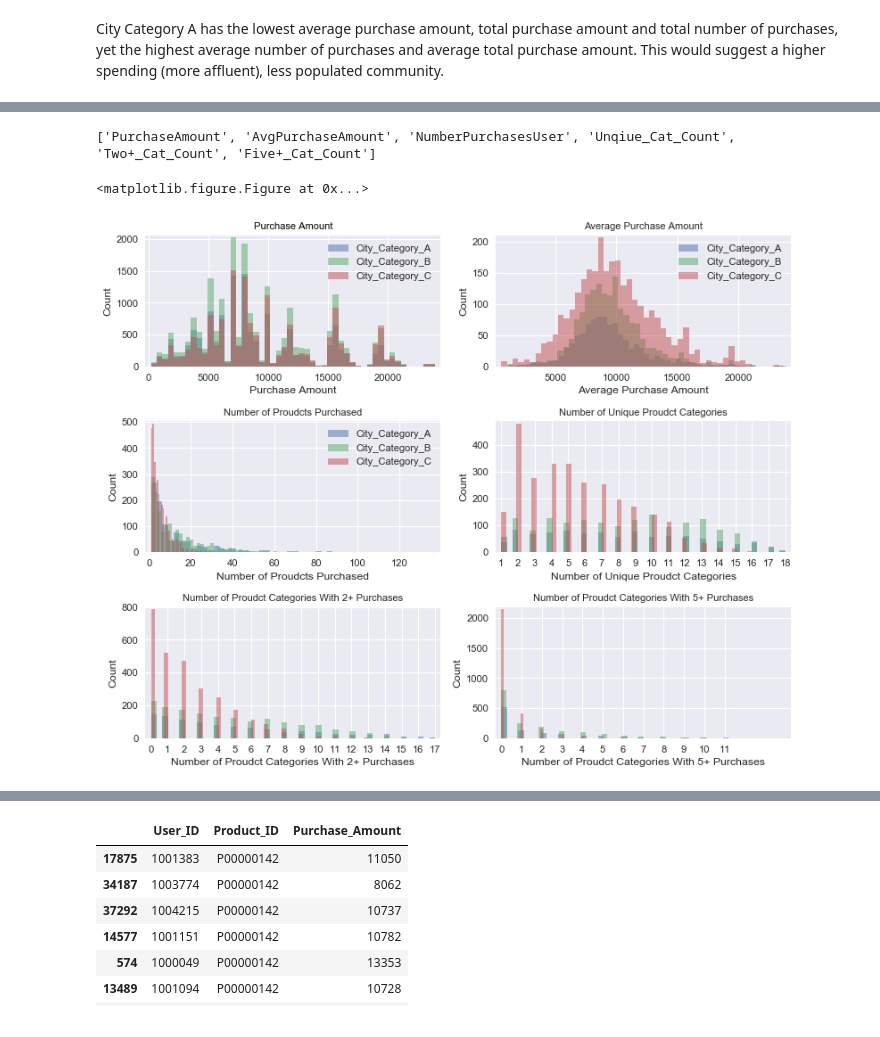
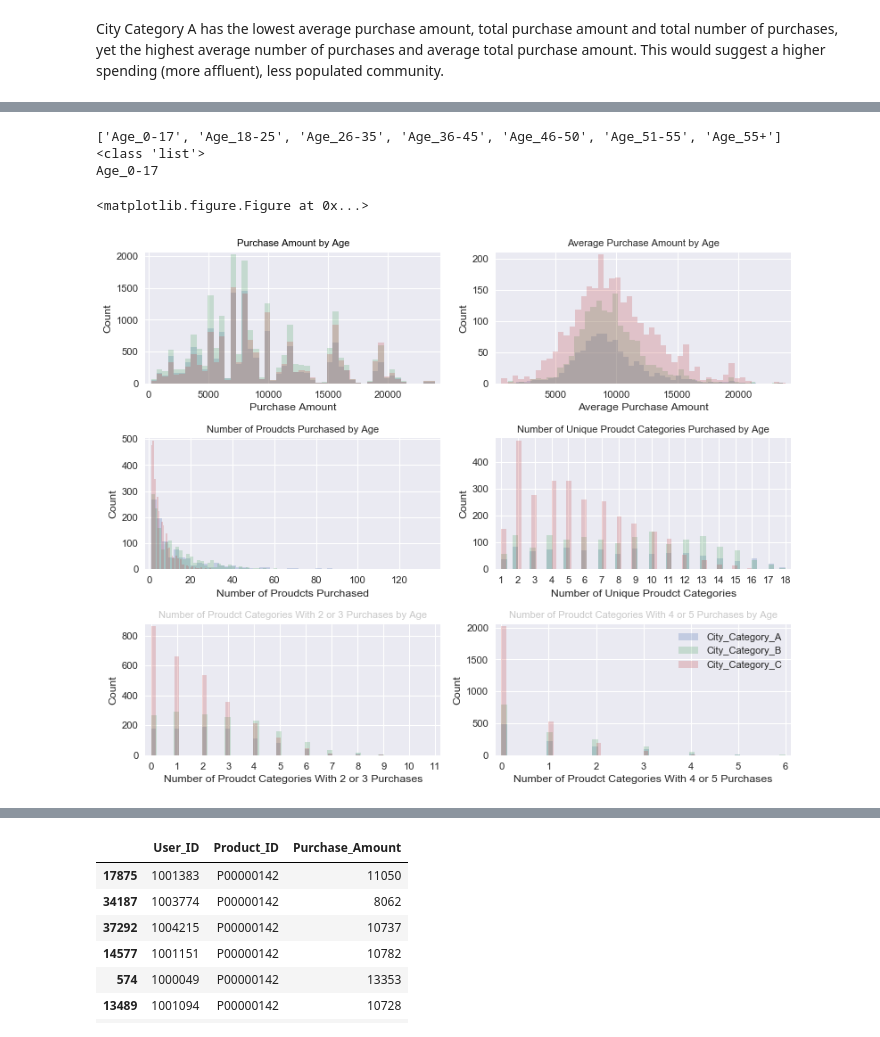
Before and after one commit to kcalab92/Springboard-DataScience, a Jupyter notebook: Capstone1_PurchaseAmountPrediction/Capstone1_Purchase_Prediction_Storytelling_Current.ipynb, the cells around one changed output, grey strips where cells are left out. Saved outputs shown, nothing was run; the diff lists cells and outputs as text; code cells hidden in the pictures.

```diff
--- a/Capstone1_PurchaseAmountPrediction/Capstone1_Purchase_Prediction_Storytelling_Current.ipynb
+++ b/Capstone1_PurchaseAmountPrediction/Capstone1_Purchase_Prediction_Storytelling_Current.ipynb
@@ -97,8 +212,9 @@ for user in users:
 # %%
 # converts above dictionaries to data frames
 unq_cats_prch_user = pd.DataFrame.from_dict((unique_cats_user), orient='index')
-two_plus_cats_prch_user = pd.DataFrame.from_dict((cats_two_plus), orient='index')
-cats_five_plus = pd.DataFrame.from_dict((cats_five_plus), orient='index')
+two_three_cats_prch_user = pd.DataFrame.from_dict((cats_two_three), orient='index')
+four_five_cats_prch_user = pd.DataFrame.from_dict((cats_four_five), orient='index')
+cats_six_plus = pd.DataFrame.from_dict((cats_six_plus), orient='index')
 # %%
 # Resets the index and column names of above data frames
 unq_cats_prch_user = unq_cats_prch_user.reset_index()
@@ -187,7 +305,7 @@ numppu_df = trainDf.groupby(by='User_ID')['Purchase_Amount'].count().reset_index
 #numppu_df = trainDf.merge(numppu_df, on='User_ID')
 
 trainDf = trainDf.merge(avg_df,on='User_ID').merge(numppu_df,on='User_ID')
-trainDf = trainDf.merge(unq_cats_prch_user, on='User_ID').merge(two_plus_cats_prch_user, on ='User_ID').merge(cats_five_plus, on = 'User_ID')
+trainDf = trainDf.merge(unq_cats_prch_user, on='User_ID').merge(two_three_cats_prch_user, on ='User_ID').merge(four_five_cats_prch_user, on = 'User_ID').merge(six_plus_cats_prch_user, on ='User_ID')
 # %% [markdown]
 ### Visualizations by user
 # %%
@@ -805,23 +1165,23 @@ for key, value in ageDfs.items():
 
     #Number of categories with two or more purchases
     plt.subplot(3,2,5)
-    value.groupby(by='User_ID')['Two+_Cat_Count'].mean().hist(bins = 50, label = key, alpha=alpha)
-    plt.xlabel('Number of Proudct Categories With 2+ Purchases')
+    value.groupby(by='User_ID')['2-3_Cat_Count'].mean().hist(bins = 50, label = key, alpha=alpha)
+    plt.xlabel('Number of Proudct Categories With 2 or 3 Purchases')
     x = range(0,18)
     plt.xticks(x)
     plt.ylabel('Count')
-    plt.title('Number of Proudct Categories With 2+ Purchases by Age', fontsize = 10, alpha=alpha)
+    plt.title('Number of Proudct Categories With 2 or 3 Purchases by Age', fontsize = 10, alpha=alpha)
     plt.legend(loc = 'upper right')
     plt.margins(.02)
 
     #Number of categories with five or more purchases
     plt.subplot(3,2,6)
-    value.groupby(by='User_ID')['Five+_Cat_Count'].mean().hist(bins = 50, label = key, alpha=alpha)
-    plt.xlabel('Number of Proudct Categories With 5+ Purchases')
+    value.groupby(by='User_ID')['4-5_Cat_Count'].mean().hist(bins = 50, label = key, alpha=alpha)
+    plt.xlabel('Number of Proudct Categories With 4 or 5 Purchases')
     x = range(0,12)
     plt.xticks(x)
     plt.ylabel('Count')
-    plt.title('Number of Proudct Categories With 5+ Purchases by Age', fontsize = 10, alpha=alpha)
+    plt.title('Number of Proudct Categories With 4 or 5 Purchases by Age', fontsize = 10, alpha=alpha)
     plt.legend(loc = 'upper right')
     plt.margins(.02)
 
@@ -1222,18 +1799,18 @@ City Category A has the lowest average purchase amount, total purchase amount an
 # %%
 plt.gcf().clear()
 
-hold = trainDf.columns[-5:].tolist()
-temp = 'PurchaseAmount'
-hold.insert(0, temp)
-print(hold)
 #colors = ['red', 'blue']
-alpha = .5
-titles = hold
+alpha = .25
+titles = trainDf.columns[14:21].tolist()
+print(titles)
+print(type(titles))
+print(titles[0])
 ylabels = []
+titles = []
 
 plt.figure(num=None, figsize=(10, 8), dpi=80, facecolor='white', edgecolor='k')
 
-#i = 0
+i = 0
 for key, value in citycatDfs.items():
     #print(key)
     #print(value)
@@ -1244,8 +1821,8 @@ for key, value in citycatDfs.items():
     value['Purchase_Amount'].hist(bins = 50, label = key, alpha=alpha)
     plt.xlabel('Purchase Amount')
     plt.ylabel('Count')
-    plt.title('Purchase Amount', color='black', fontsize = 10)
-    plt.legend(loc = 'upper right')
+    plt.title('Purchase Amount by Age',color='black', fontsize = 10)
+    #plt.legend(loc = 'upper right')
     plt.margins(.02)
 
     #Average purchase amount by
@@ -1253,8 +1830,8 @@ for key, value in citycatDfs.items():
     value.groupby(by='User_ID')['AvgPurchaseAmount'].mean().hist(bins = 50, label = key, alpha=alpha)
     plt.xlabel('Average Purchase Amount')
     plt.ylabel('Count')
-    plt.title('Average Purchase Amount', fontsize = 10)
-    plt.legend(loc = 'upper right')
+    plt.title('Average Purchase Amount by Age', fontsize = 10)
+    #plt.legend(loc = 'upper right')
     plt.margins(.02)
 
     #Total number of purchases by
@@ -1262,48 +1839,50 @@ for key, value in citycatDfs.items():
     value.groupby(by='User_ID')['NumberPurchasesUser'].mean().hist(bins = 50, label = key, alpha=alpha)
     plt.xlabel('Number of Proudcts Purchased')
     plt.ylabel('Count')
-    plt.title('Number of Proudcts Purchased', fontsize = 10)
-    plt.legend(loc = 'upper right')
+    plt.title('Number of Proudcts Purchased by Age', fontsize = 10)
+    #plt.legend(loc = 'upper right')
     plt.margins(.02)
 
     # Number of unique categories purchased by
     plt.subplot(3,2,4)
     value.groupby(by='User_ID')['Unqiue_Cat_Count'].mean().hist(bins = 50, label = key, alpha=alpha)
     plt.xlabel('Number of Unique Proudct Categories')
     x = range(0,20)
     plt.xticks(x)
     plt.ylabel('Count')
-    plt.title('Number of Unique Proudct Categories', fontsize = 10)
+    plt.title('Number of Unique Proudct Categories Purchased by Age', fontsize = 10)
     #plt.legend(loc = 'upper right')
     plt.margins(.02)
 
     #Number of categories with two or more purchases
     plt.subplot(3,2,5)
-    value.groupby(by='User_ID')['Two+_Cat_Count'].mean().hist(bins = 50, label = key, alpha=alpha)
-    plt.xlabel('Number of Proudct Categories With 2+ Purchases')
+    value.groupby(by='User_ID')['2-3_Cat_Count'].mean().hist(bins = 50, label = key, alpha=alpha)
+    plt.xlabel('Number of Proudct Categories With 2 or 3 Purchases')
     x = range(0,18)
     plt.xticks(x)
     plt.ylabel('Count')
-    plt.title('Number of Proudct Categories With 2+ Purchases', fontsize = 10)
+    plt.title('Number of Proudct Categories With 2 or 3 Purchases by Age', fontsize = 10, alpha=alpha)
     #plt.legend(loc = 'upper right')
     plt.margins(.02)
 
     #Number of categories with five or more purchases
     plt.subplot(3,2,6)
-    value.groupby(by='User_ID')['Five+_Cat_Count'].mean().hist(bins = 50, label = key, alpha=alpha)
-    plt.xlabel('Number of Proudct Categories With 5+ Purchases')
+    value.groupby(by='User_ID')['4-5_Cat_Count'].mean().hist(bins = 50, label = key, alpha=alpha)
+    plt.xlabel('Number of Proudct Categories With 4 or 5 Purchases')
     x = range(0,12)
     plt.xticks(x)
     plt.ylabel('Count')
-    plt.title('Number of Proudct Categories With 5+ Purchases', fontsize = 10)
-    #plt.legend(loc = 'upper right')
+    plt.title('Number of Proudct Categories With 4 or 5 Purchases by Age', fontsize = 10, alpha=alpha)
+    plt.legend(loc = 'upper right')
     plt.margins(.02)
 
     plt.tight_layout()
-    #i +=1
+    i +=1
 
 plt.show()
 # %% [output]
-['PurchaseAmount', 'AvgPurchaseAmount', 'NumberPurchasesUser', 'Unqiue_Cat_Count', 'Two+_Cat_Count', 'Five+_Cat_Count']
+['Age_0-17', 'Age_18-25', 'Age_26-35', 'Age_36-45', 'Age_46-50', 'Age_51-55', 'Age_55+']
+<class 'list'>
+Age_0-17
 <matplotlib.figure.Figure at 0x...>
-[figure, old version]
+[figure, new version]
```
Also changed, not shown: parts of 44 cells of this notebook, 1 other file.
